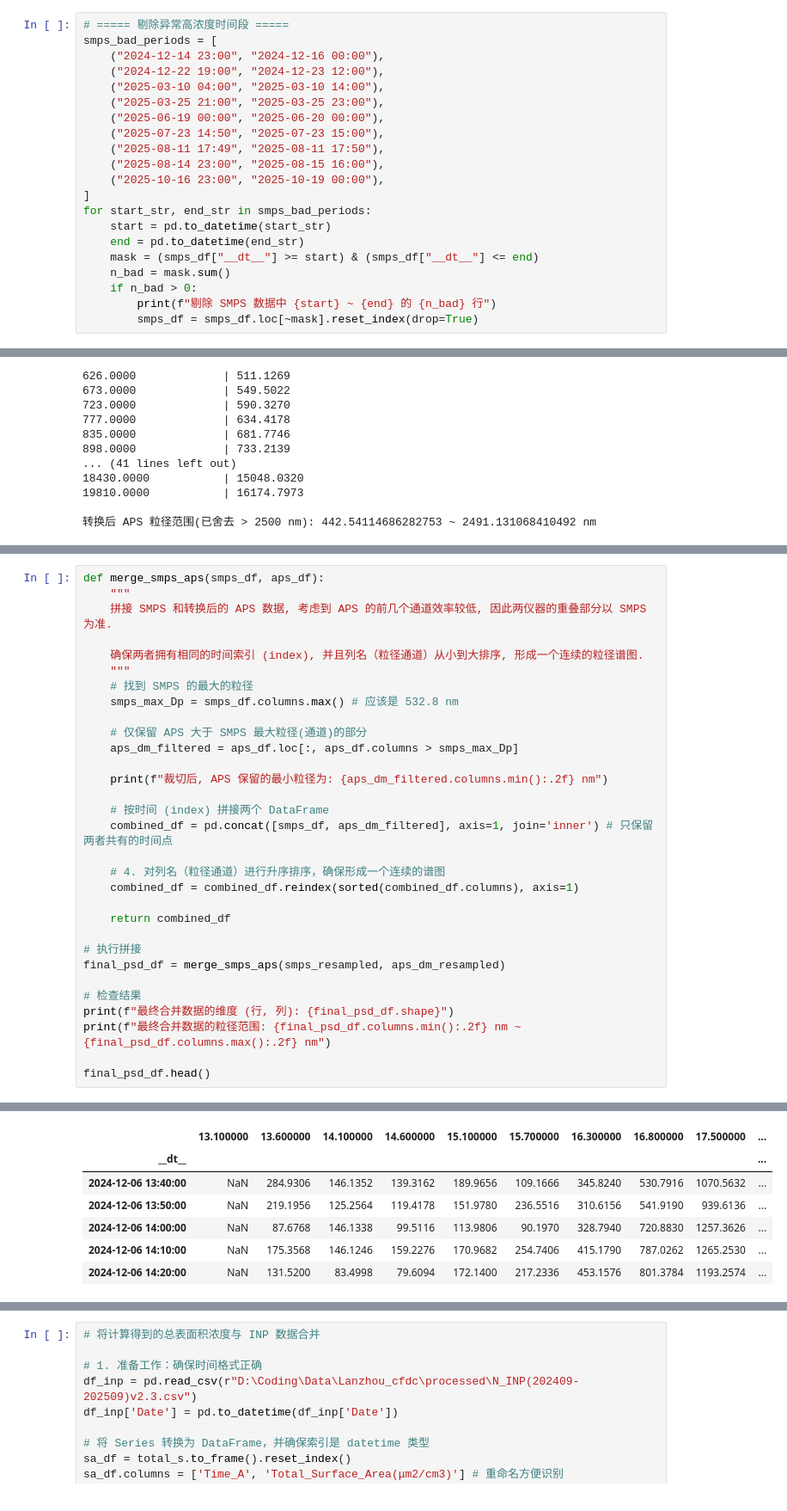
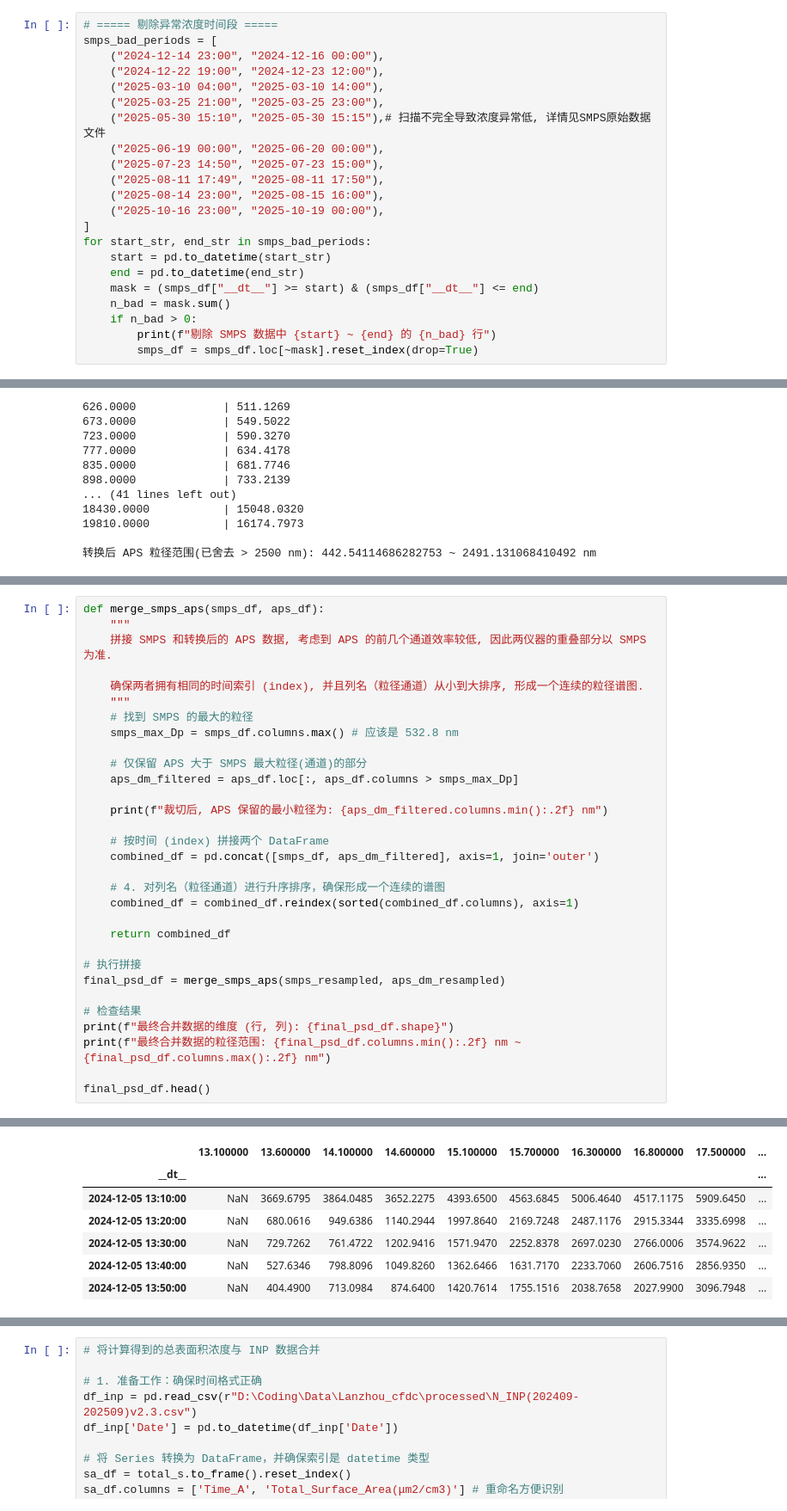
Before and after one commit to ReedFu/master0_2025, a Jupyter notebook: Lanzhou_aerosol/SMPS+APS.ipynb, the cells around one changed output, grey strips where cells are left out. Shown at 86% size. Saved outputs shown, nothing was run; the diff lists cells and outputs as text.

```diff
--- a/Lanzhou_aerosol/SMPS+APS.ipynb
+++ b/Lanzhou_aerosol/SMPS+APS.ipynb
@@ -222,12 +222,13 @@ APS 文件数 = 11
 ✅ 数据中没有重复时间戳
 采样间隔(秒)：中位数 = 120.0 最小 = 116.0 最大 = 1660420.0
 # %%
-# ===== 剔除异常高浓度时间段 =====
+# ===== 剔除异常浓度时间段 =====
 smps_bad_periods = [
     ("2024-12-14 23:00", "2024-12-16 00:00"),
     ("2024-12-22 19:00", "2024-12-23 12:00"),
     ("2025-03-10 04:00", "2025-03-10 14:00"),
     ("2025-03-25 21:00", "2025-03-25 23:00"),
+    ("2025-05-30 15:10", "2025-05-30 15:15"),# 扫描不完全导致浓度异常低, 详情见SMPS原始数据文件
     ("2025-06-19 00:00", "2025-06-20 00:00"),
     ("2025-07-23 14:50", "2025-07-23 15:00"),
     ("2025-08-11 17:49", "2025-08-11 17:50"),
@@ -449,7 +411,7 @@ def merge_smps_aps(smps_df, aps_df):
     print(f"裁切后, APS 保留的最小粒径为: {aps_dm_filtered.columns.min():.2f} nm")
 
     # 按时间 (index) 拼接两个 DataFrame
-    combined_df = pd.concat([smps_df, aps_dm_filtered], axis=1, join='inner') # 只保留两者共有的时间点
+    combined_df = pd.concat([smps_df, aps_dm_filtered], axis=1, join='outer')
 
     # 4. 对列名（粒径通道）进行升序排序，确保形成一个连续的谱图
     combined_df = combined_df.reindex(sorted(combined_df.columns), axis=1)
@@ -470,9 +432,9 @@ final_psd_df.head()
 最终合并数据的粒径范围: 13.10 nm ~ 2491.13 nm
 |  | 13.100000 | 13.600000 | 14.100000 | 14.600000 | 15.100000 | 15.700000 | 16.300000 | 16.800000 | 17.500000 | ... |
 | __dt__ |  |  |  |  |  |  |  |  |  | ... |
-| 2024-12-06 13:40:00 | NaN | 284.9306 | 146.1352 | 139.3162 | 189.9656 | 109.1666 | 345.8240 | 530.7916 | 1070.5632 | ... |
-| 2024-12-06 13:50:00 | NaN | 219.1956 | 125.2564 | 119.4178 | 151.9780 | 236.5516 | 310.6156 | 541.9190 | 939.6136 | ... |
-| 2024-12-06 14:00:00 | NaN | 87.6768 | 146.1338 | 99.5116 | 113.9806 | 90.1970 | 328.7940 | 720.8830 | 1257.3626 | ... |
-| 2024-12-06 14:10:00 | NaN | 175.3568 | 146.1246 | 159.2276 | 170.9682 | 254.7406 | 415.1790 | 787.0262 | 1265.2530 | ... |
-| 2024-12-06 14:20:00 | NaN | 131.5200 | 83.4998 | 79.6094 | 172.1400 | 217.2336 | 453.1576 | 801.3784 | 1193.2574 | ... |
+| 2024-12-05 13:10:00 | NaN | 3669.6795 | 3864.0485 | 3652.2275 | 4393.6500 | 4563.6845 | 5006.4640 | 4517.1175 | 5909.6450 | ... |
+| 2024-12-05 13:20:00 | NaN | 680.0616 | 949.6386 | 1140.2944 | 1997.8640 | 2169.7248 | 2487.1176 | 2915.3344 | 3335.6998 | ... |
+| 2024-12-05 13:30:00 | NaN | 729.7262 | 761.4722 | 1202.9416 | 1571.9470 | 2252.8378 | 2697.0230 | 2766.0006 | 3574.9622 | ... |
+| 2024-12-05 13:40:00 | NaN | 527.6346 | 798.8096 | 1049.8260 | 1362.6466 | 1631.7170 | 2233.7060 | 2606.7516 | 2856.9350 | ... |
+| 2024-12-05 13:50:00 | NaN | 404.4900 | 713.0984 | 874.6400 | 1420.7614 | 1755.1516 | 2038.7658 | 2027.9900 | 3096.7948 | ... |
 5 rows × 126 columns
```
Also changed, not shown: parts of 16 cells of this notebook.
